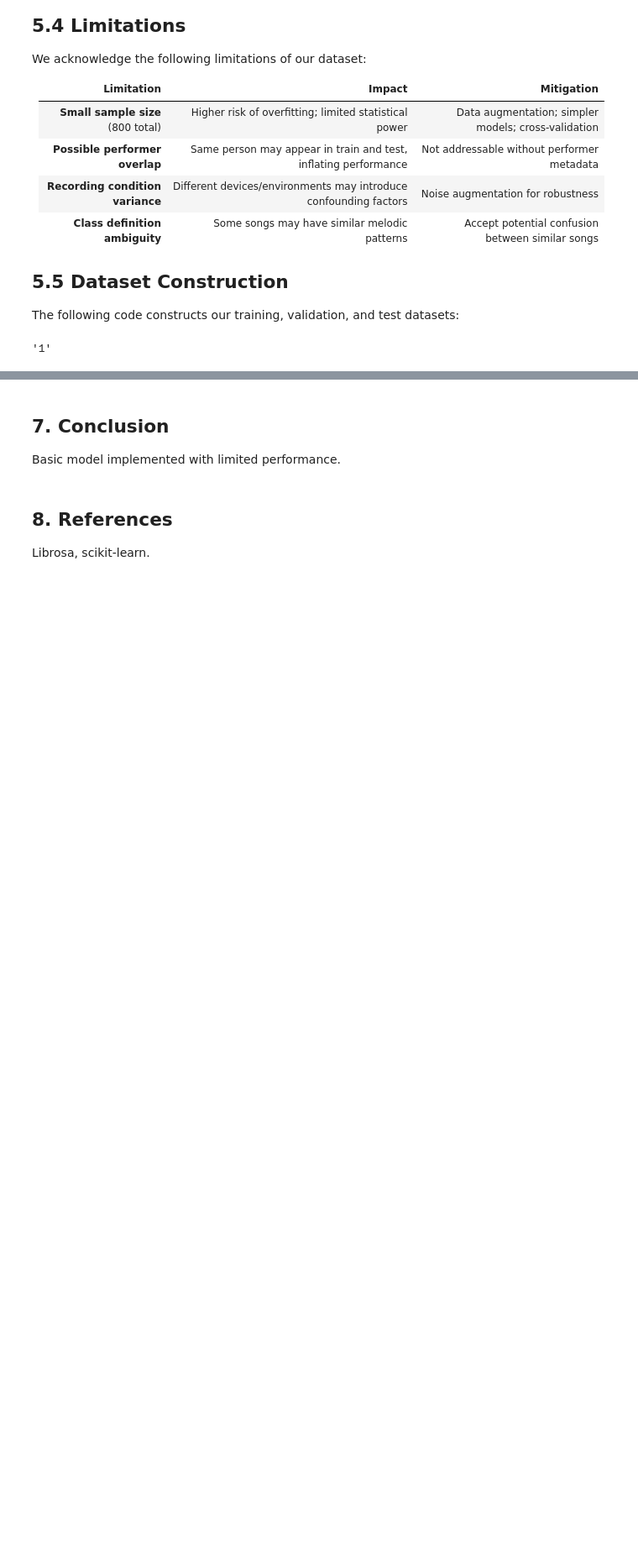
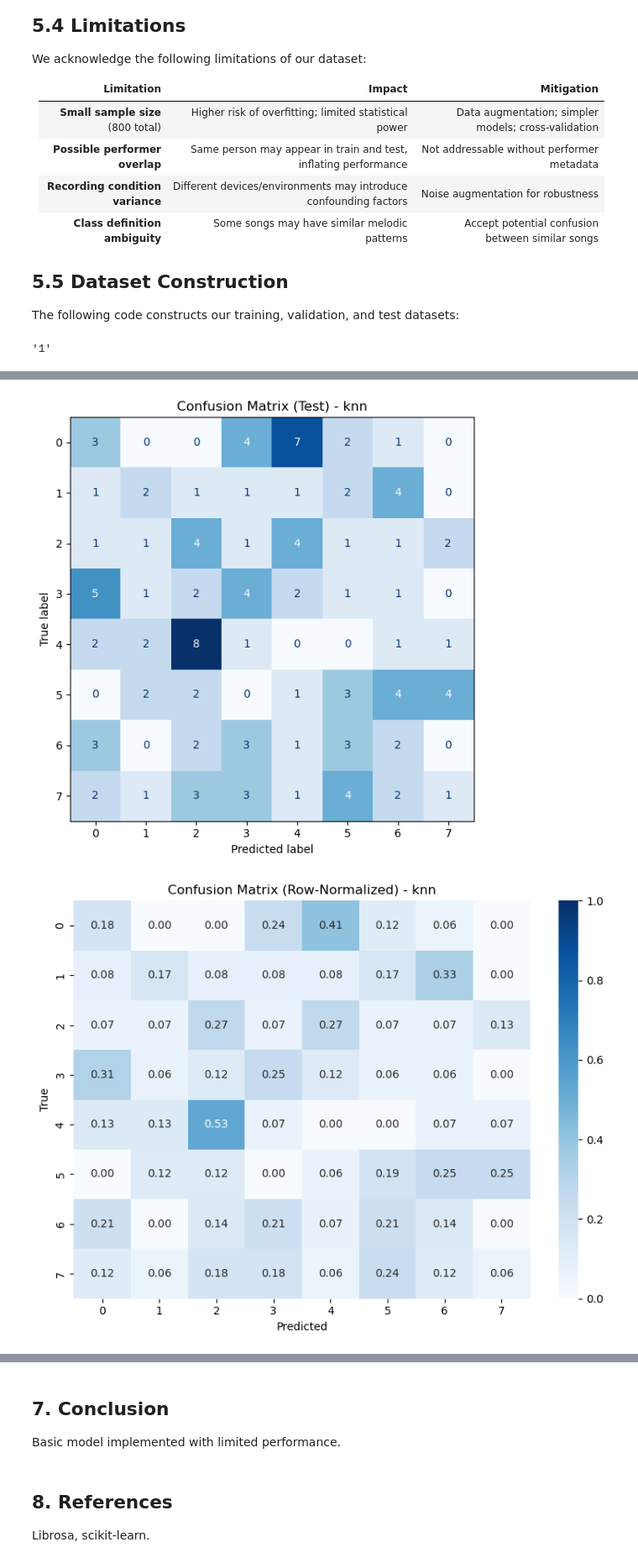
Before and after one commit to snowcatsmoking/ML_Coursework, a Jupyter notebook: notebook/CBU5201_miniproject_2526.ipynb, the cells around one changed output, grey strips where cells are left out. Shown at 84% size. Cells and saved outputs as stored; diff of their text form; code cells hidden in the pictures; blank space fills up the shorter version.

```diff
--- a/notebook/CBU5201_miniproject_2526.ipynb
+++ b/notebook/CBU5201_miniproject_2526.ipynb
@@ -2172,0 +2482,16 @@ save_metrics(metrics, DEFAULT_OUT)
+# %%
+
+
+# ---------------------------------------------------------------------
+# 5) Example "notebook flow" (copy into cells if desired)
+# ---------------------------------------------------------------------
+models = {
+    "knn": Path("/Users/panmingh/Code/ML_Coursework/MyCourse/models/knn_model.pkl"),
+    "rf": Path("/Users/panmingh/Code/ML_Coursework/MyCourse/models/rf_model.pkl"),
+    "mlp": Path("/Users/panmingh/Code/ML_Coursework/MyCourse/models/mlp_model.pkl"),
+    "cnn": Path("/Users/panmingh/Code/ML_Coursework/MyCourse/models/cnn_model.pkl"),
+}
+evaluate_models(models, test_path=DEFAULT_TEST, out_dir=DEFAULT_OUT, show=True)
+# %% [output]
+[figure, added]
+[figure, added]
```
Also changed, not shown: parts of 9 cells of this notebook, 27 other files.
